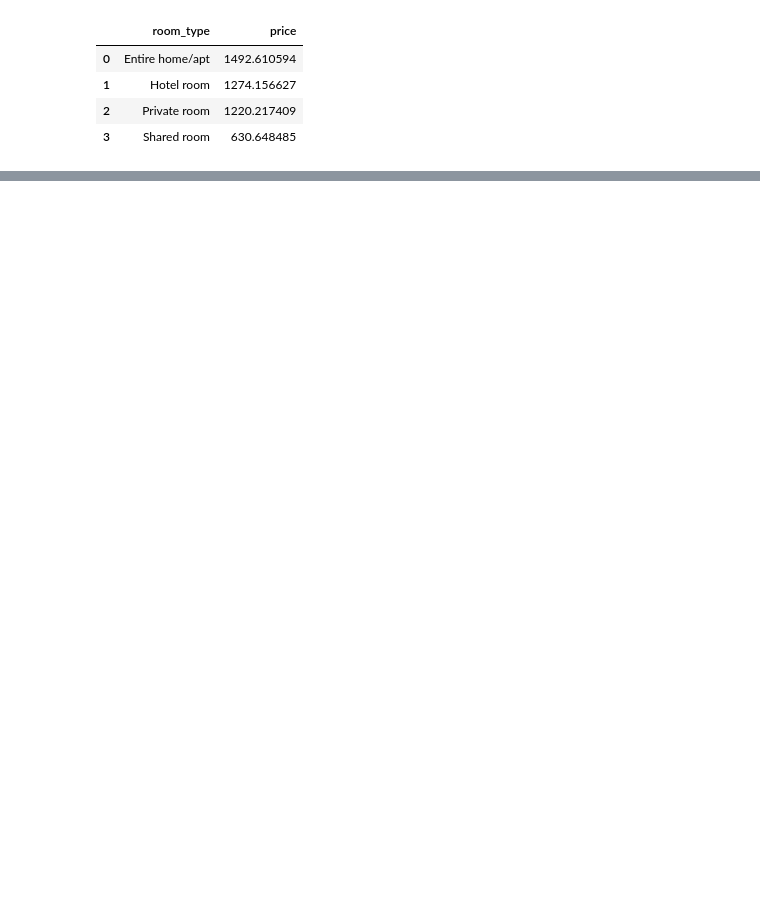
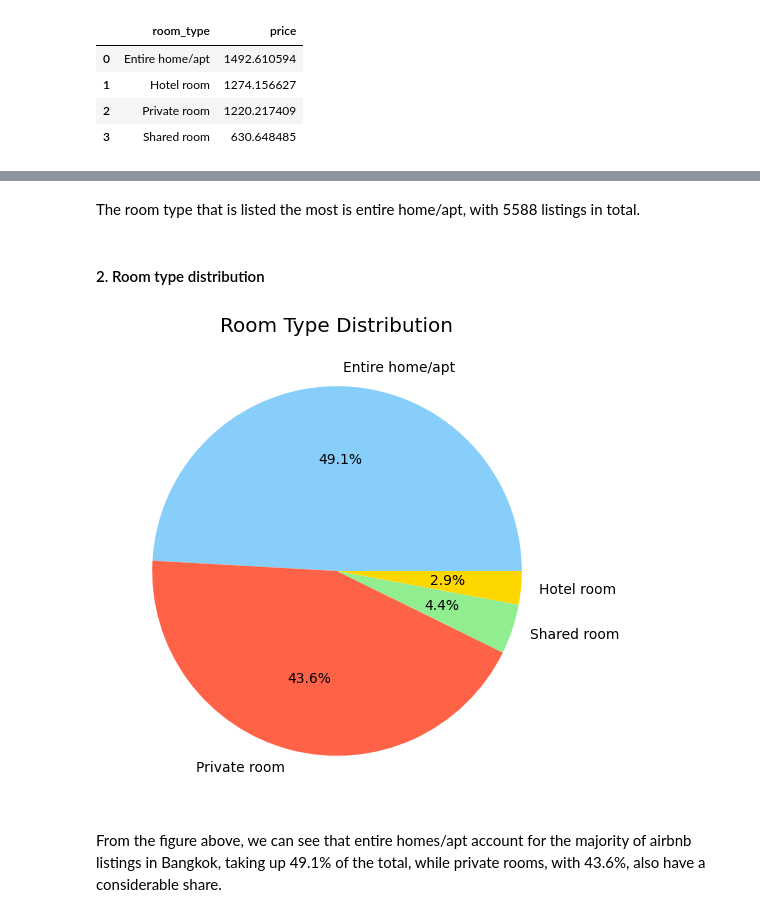
Before and after one commit to jshum17/Airbnb-Listings-Analysis, a Jupyter notebook: notebook.ipynb, the cells around one changed output, grey strips where cells are left out. Cells and saved outputs as stored; diff of their text form; code cells hidden in the pictures; blank space fills up the shorter version.

Commit message:
finished room type analysis

```diff
--- a/notebook.ipynb
+++ b/notebook.ipynb
@@ -281,0 +294,6 @@ plt.show()
+# %%
+# Counting frequencies for each room type
+room_frequencies = listing["room_type"].value_counts()
+room_frequencies = room_frequencies.reset_index()
+
+room_frequencies
@@ -281,0 +306,20 @@ plt.show()
+# %% [markdown]
+The room type that is listed the most is entire home/apt, with 5588 listings in total.
+# %% [markdown]
+#### 2. Room type distribution
+# %%
+# Create a Figure and an Axes with plt.subplots
+plt.style.use('ggplot')
+fig, ax = plt.subplots()
+
+# Plotting a pie chart of room frequencies
+fig.set_size_inches(15, 6)
+colors = ['lightskyblue', 'tomato', 'lightgreen', 'gold']
+ax.pie(x = room_frequencies['count'], labels = room_frequencies["room_type"], autopct = '%1.1f%%', colors = colors)
+ax.set_title("Room Type Distribution")
+
+plt.show()
+# %% [output]
+[figure, added]
+# %% [markdown]
+From the figure above, we can see that entire homes/apt account for the majority of airbnb listings in Bangkok, taking up 49.1% of the total, while private rooms, with 43.6%, also have a considerable share.
```
Also changed, not shown: parts of 11 cells of this notebook.
